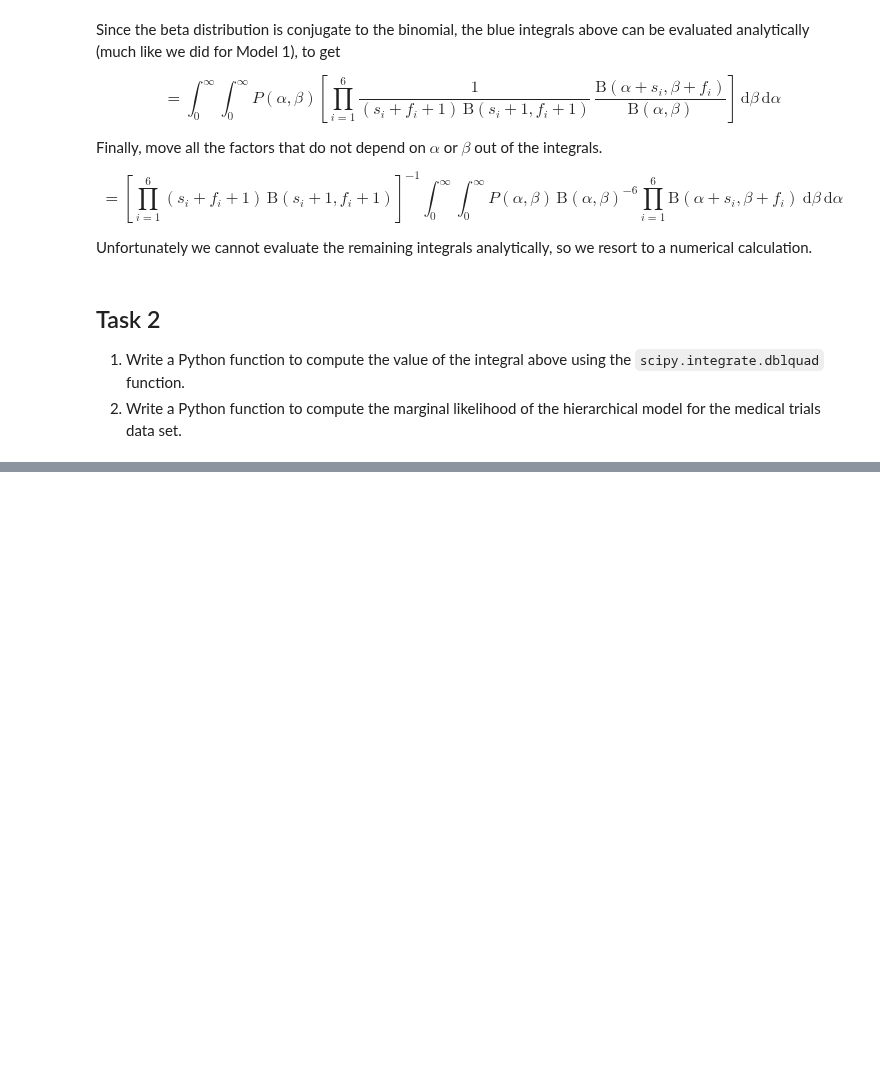
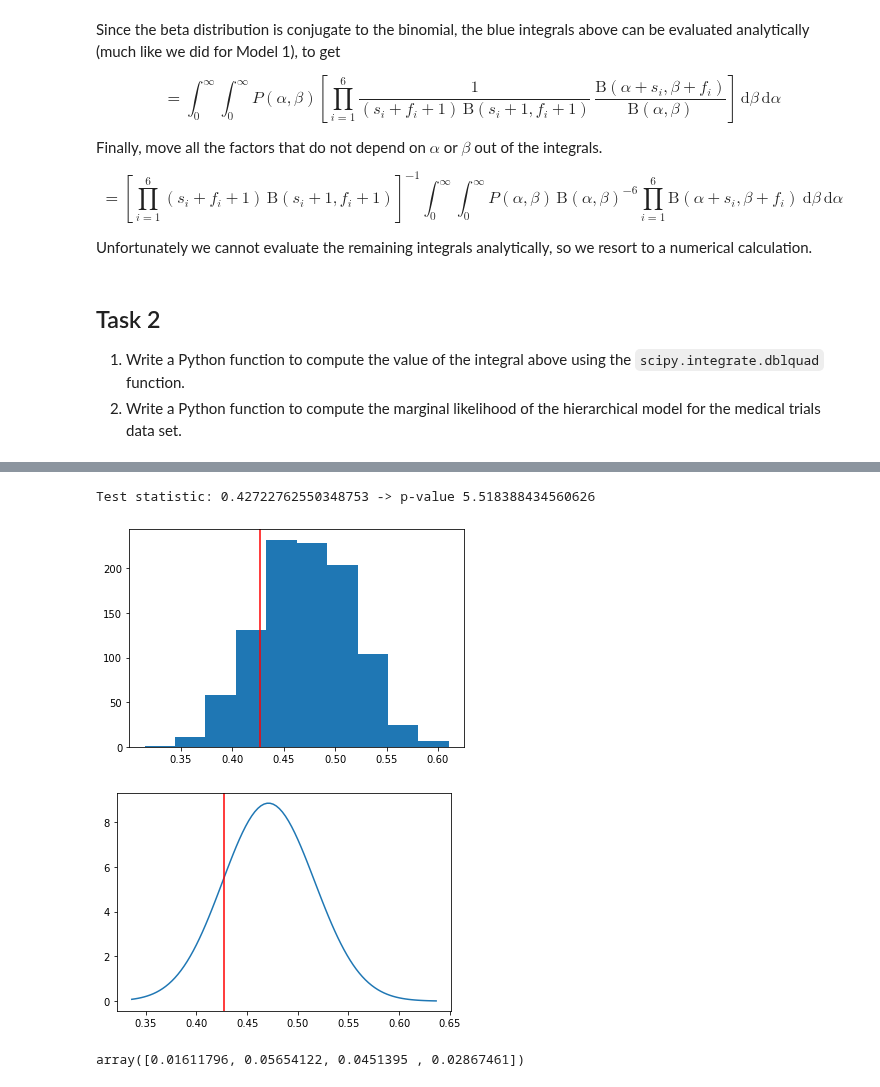
Before and after one commit to Inventrohyder/cs146, a Jupyter notebook: Assignments/assignment-4/notebook.ipynb, the cells around one changed output, grey strips where cells are left out. Drawn from its saved outputs; the diff is of its cells as text; code cells hidden in the pictures; blank space fills up the shorter version.

```diff
--- a/Assignments/assignment-4/notebook.ipynb
+++ b/Assignments/assignment-4/notebook.ipynb
@@ -169,0 +258,10 @@ Unfortunately we cannot evaluate the remaining integrals analytically, so we res
+# %%
+test(58, 65, data_control)
+# %% [output]
+Test statistic: 0.42722762550348753 -> p-value 5.518388434560626
+[figure, added]
+[figure, added]
+# %%
+np.std(beta.rvs(65, 10, size=(10, 4)), axis=0)
+# %% [output]
+array([0.01611796, 0.05654122, 0.0451395 , 0.02867461])
```
Also changed, not shown: parts of 13 cells of this notebook.
